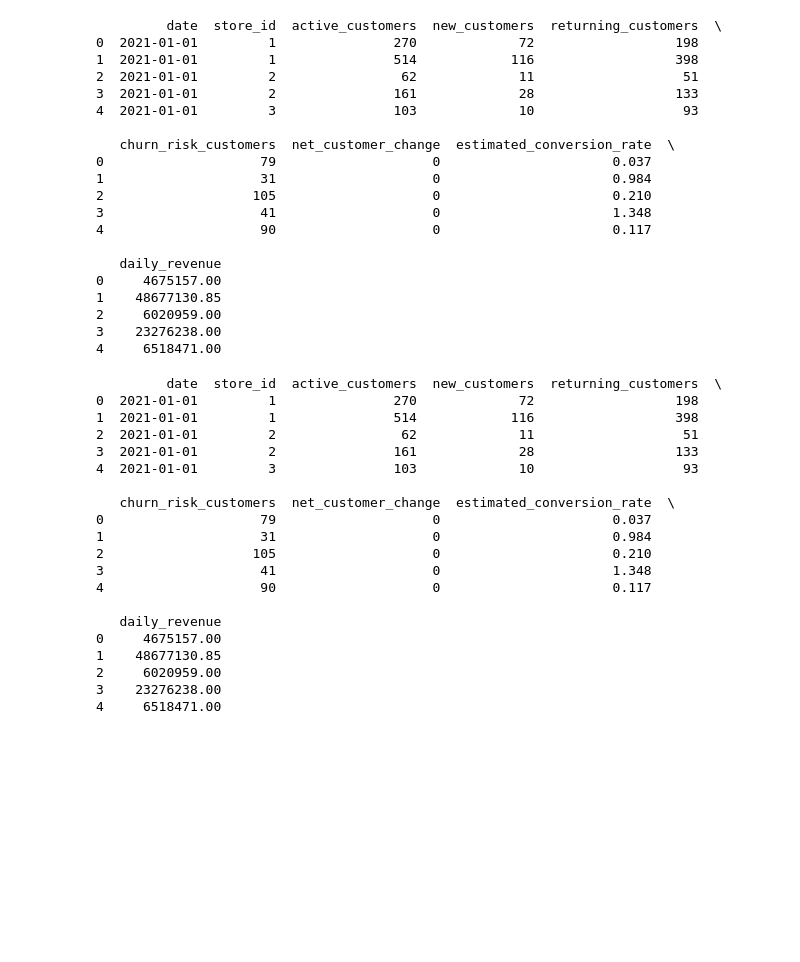
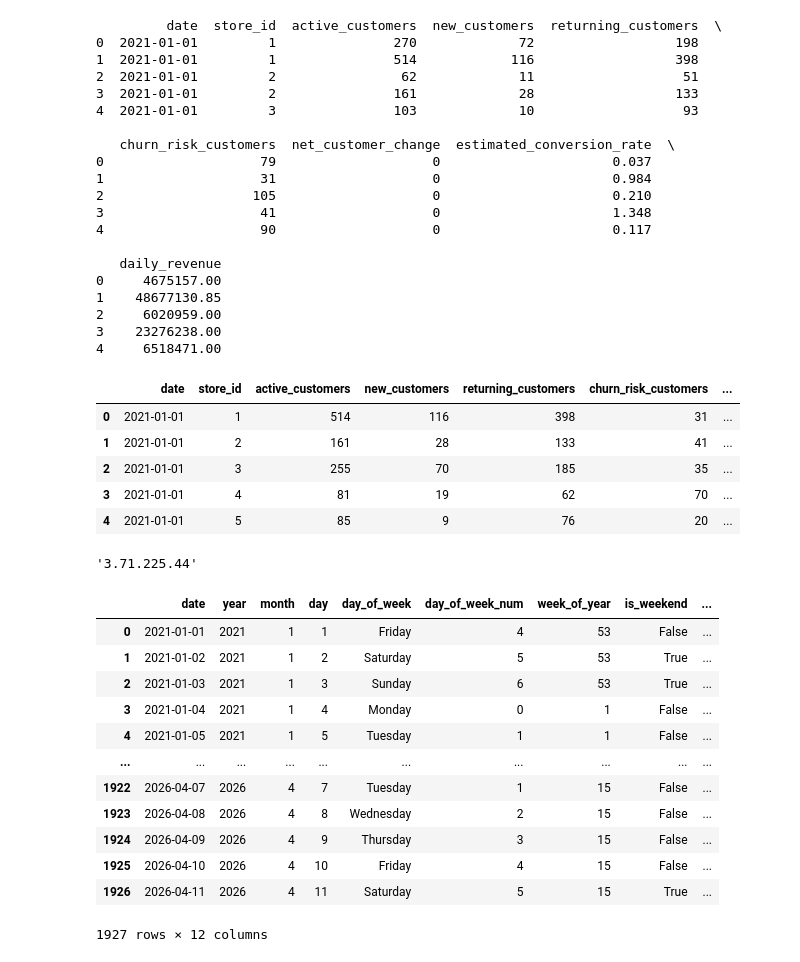
Before and after one commit to SunnyX-AI/ai-powered-sales-forecasting, a Jupyter notebook: notebooks/00_experiments.ipynb, the cells around one changed output. Drawn from its saved outputs; the diff is of its cells as text; code cells hidden in the pictures; blank space fills up the shorter version.

Commit message:
Generated Sales for the week

```diff
--- a/notebooks/00_experiments.ipynb
+++ b/notebooks/00_experiments.ipynb
@@ -2623,25 +2623,35 @@ engine = create_engine(
 )
 
 df = pd.read_sql("SELECT * FROM core.fact_customer_activity LIMIT 5", engine)
-print(df.head())
+df
 # %% [output]
-         date  store_id  active_customers  new_customers  returning_customers  \
-0  2021-01-01         1               270             72                  198
-1  2021-01-01         1               514            116                  398
-2  2021-01-01         2                62             11                   51
-3  2021-01-01         2               161             28                  133
-4  2021-01-01         3               103             10                   93
-
-   churn_risk_customers  net_customer_change  estimated_conversion_rate  \
-0                    79                    0                      0.037
-1                    31                    0                      0.984
-2                   105                    0                      0.210
-3                    41                    0                      1.348
-4                    90                    0                      0.117
-
-   daily_revenue
-0     4675157.00
-1    48677130.85
-2     6020959.00
-3    23276238.00
-4     6518471.00
+|  | date | store_id | active_customers | new_customers | returning_customers | churn_risk_customers | ... |
+| 0 | 2021-01-01 | 1 | 514 | 116 | 398 | 31 | ... |
+| 1 | 2021-01-01 | 2 | 161 | 28 | 133 | 41 | ... |
+| 2 | 2021-01-01 | 3 | 255 | 70 | 185 | 35 | ... |
+| 3 | 2021-01-01 | 4 | 81 | 19 | 62 | 70 | ... |
+| 4 | 2021-01-01 | 5 | 85 | 9 | 76 | 20 | ... |
+# %%
+import socket
+
+socket.gethostbyname("aws-1-eu-central-1.pooler.supabase.com")
+# %% [output]
+'3.71.225.44'
+# %%
+df_calendar = pd.read_sql("SELECT * FROM core.dim_calendar", engine)
+# %%
+df_calendar
+# %% [output]
+|  | date | year | month | day | day_of_week | day_of_week_num | week_of_year | is_weekend | ... |
+| 0 | 2021-01-01 | 2021 | 1 | 1 | Friday | 4 | 53 | False | ... |
+| 1 | 2021-01-02 | 2021 | 1 | 2 | Saturday | 5 | 53 | True | ... |
+| 2 | 2021-01-03 | 2021 | 1 | 3 | Sunday | 6 | 53 | True | ... |
+| 3 | 2021-01-04 | 2021 | 1 | 4 | Monday | 0 | 1 | False | ... |
+| 4 | 2021-01-05 | 2021 | 1 | 5 | Tuesday | 1 | 1 | False | ... |
+| ... | ... | ... | ... | ... | ... | ... | ... | ... | ... |
+| 1922 | 2026-04-07 | 2026 | 4 | 7 | Tuesday | 1 | 15 | False | ... |
+| 1923 | 2026-04-08 | 2026 | 4 | 8 | Wednesday | 2 | 15 | False | ... |
+| 1924 | 2026-04-09 | 2026 | 4 | 9 | Thursday | 3 | 15 | False | ... |
+| 1925 | 2026-04-10 | 2026 | 4 | 10 | Friday | 4 | 15 | False | ... |
+| 1926 | 2026-04-11 | 2026 | 4 | 11 | Saturday | 5 | 15 | True | ... |
+1927 rows × 12 columns
```
Also changed, not shown: 2 other files.
